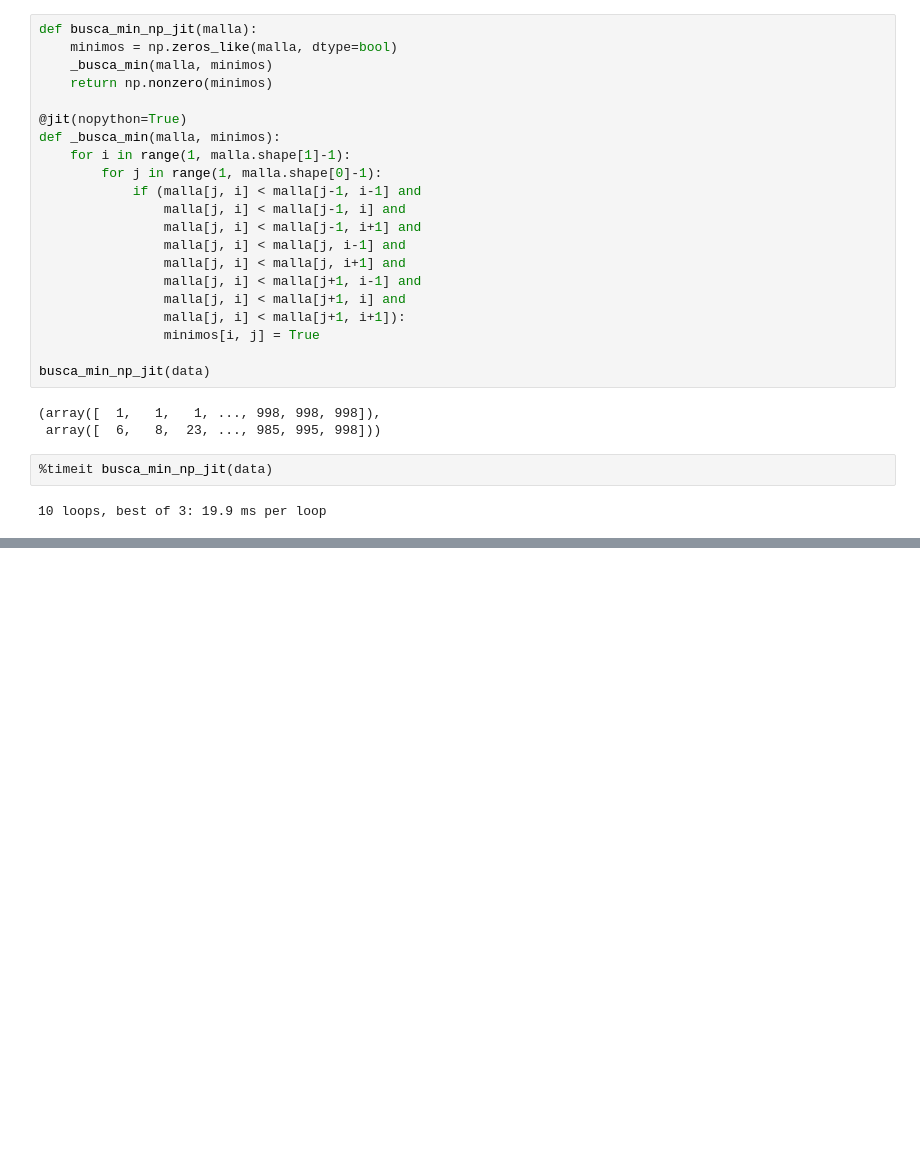
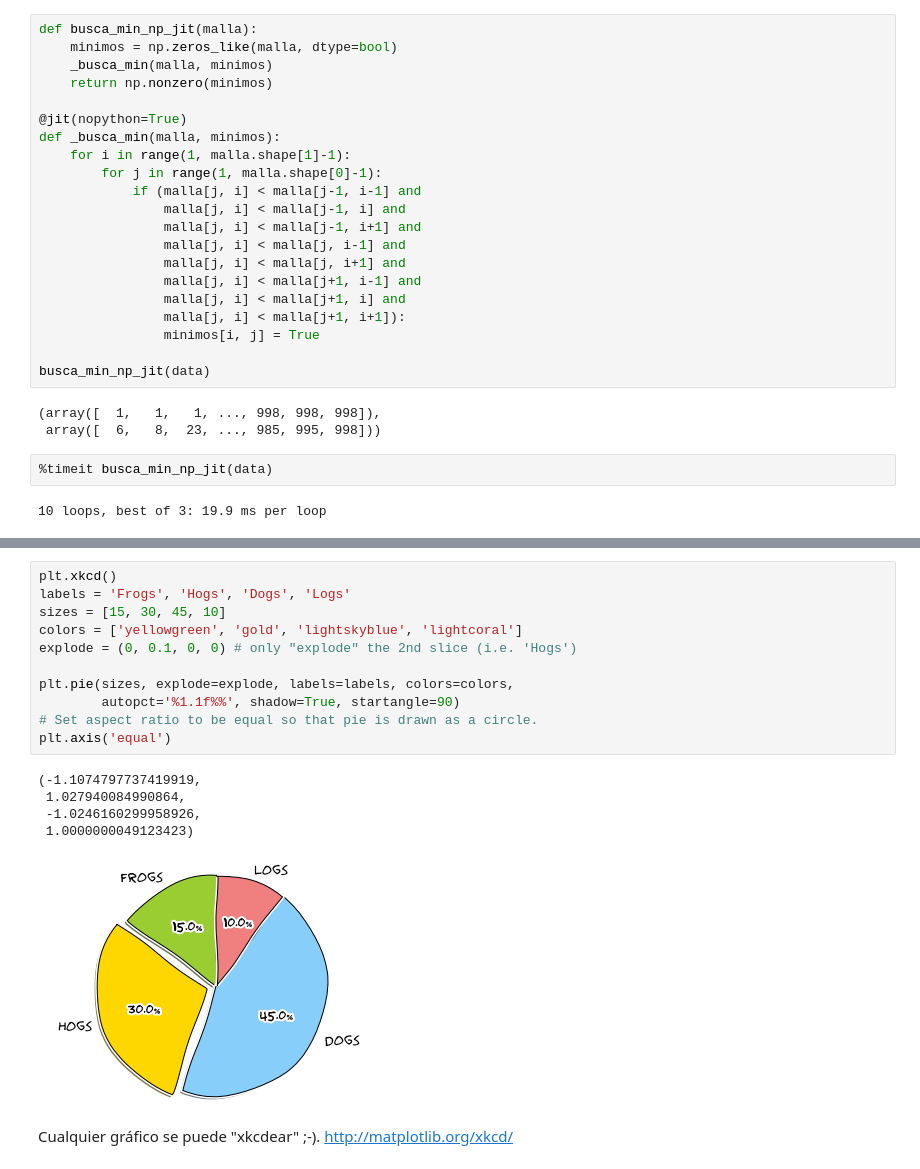
Before and after one commit to mgaitan/curso-python-cientifico, a Jupyter notebook: Clase 6.ipynb, the cells around one changed output, grey strips where cells are left out. Saved outputs shown, nothing was run; the diff lists cells and outputs as text; blank space fills up the shorter version.

```diff
--- a/Clase 6.ipynb
+++ b/Clase 6.ipynb
@@ -698,0 +763,19 @@ busca_min_np_jit(data)
+# %%
+plt.xkcd()
+labels = 'Frogs', 'Hogs', 'Dogs', 'Logs'
+sizes = [15, 30, 45, 10]
+colors = ['yellowgreen', 'gold', 'lightskyblue', 'lightcoral']
+explode = (0, 0.1, 0, 0) # only "explode" the 2nd slice (i.e. 'Hogs')
+
+plt.pie(sizes, explode=explode, labels=labels, colors=colors,
+        autopct='%1.1f%%', shadow=True, startangle=90)
+# Set aspect ratio to be equal so that pie is drawn as a circle.
+plt.axis('equal')
+# %% [output]
+(-1.1074797737419919,
+ 1.027940084990864,
+ -1.0246160299958926,
+ 1.0000000049123423)
+[figure, added]
+# %% [markdown]
+Cualquier gráfico se puede "xkcdear" ;-). http://matplotlib.org/xkcd/
```
Also changed, not shown: parts of 6 cells of this notebook.
